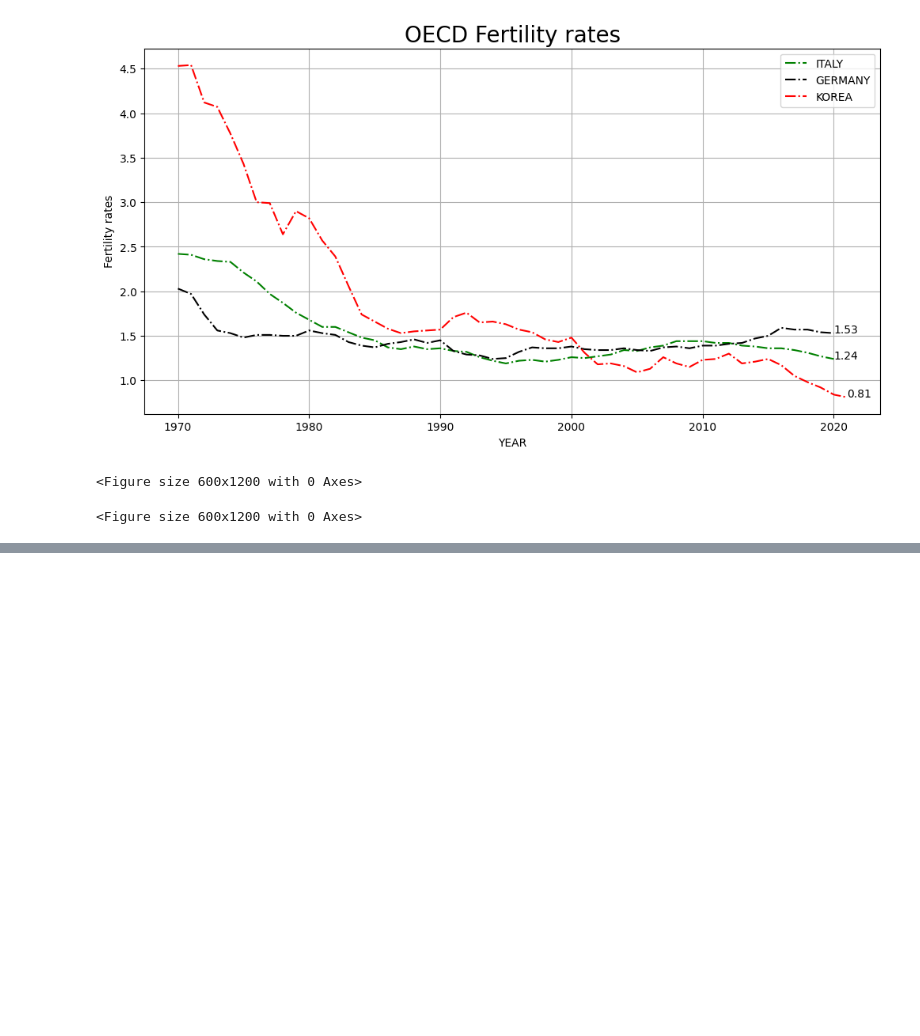
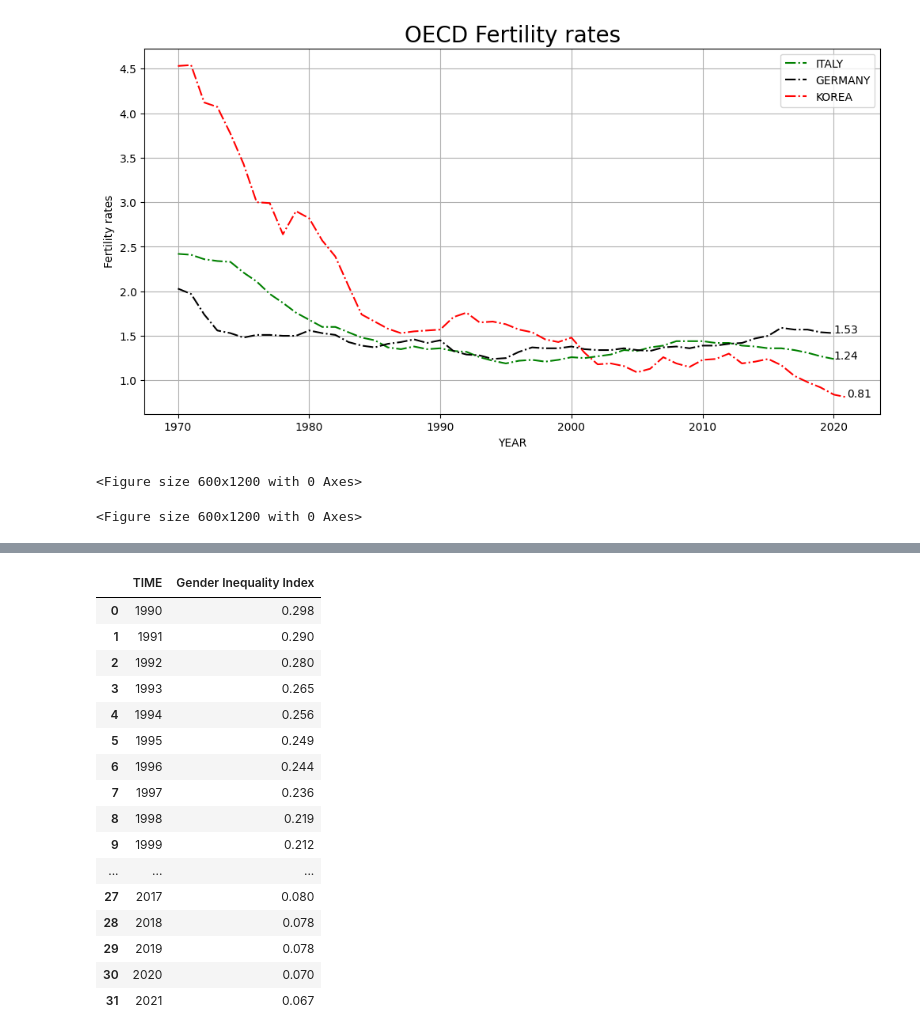
Before and after one commit to ikkjun/Declining_Fertility_Rates, a Jupyter notebook: Declining_Fertility_Rates.ipynb, the cells around one changed output, grey strips where cells are left out. Cells and saved outputs as stored; diff of their text form; code cells hidden in the pictures; blank space fills up the shorter version.

```diff
--- a/Declining_Fertility_Rates.ipynb
+++ b/Declining_Fertility_Rates.ipynb
@@ -79,0 +116,13 @@ plt.figure(figsize=(6, 12))
+# %%
+df_gii_kor = df_gii[df_gii['country']=='Korea (Republic of)'].T
+df_gii_kor=df_gii_kor.reset_index()
+df_gii_kor.columns = ['TIME', 'Gender Inequality Index']
+df_gii_kor = df_gii_kor[df_gii_kor['TIME'].str.startswith('gii')]
+df_gii_kor['TIME'] = df_gii_kor['TIME'].str.extract(r'_([\d]+)').astype(int)
+df_gii_kor = df_gii_kor.iloc[1:]
+df_gii_kor.reset_index(drop=True, inplace=True)
+
+# TIME 컬럼과 Gender Inequality Index컬럼을 숫자형으로 변환
+df_gii_kor['TIME'] = pd.to_numeric(df_gii_kor['TIME'])
+df_gii_kor['Gender Inequality Index'] = df_gii_kor['Gender Inequality Index'].astype(float)
+df_gii_kor.head()
@@ -79,0 +237,20 @@ plt.figure(figsize=(6, 12))
+# %%
+df_gii_kor
+# %% [output]
+|  | TIME | Gender Inequality Index |
+| 0 | 1990 | 0.298 |
+| 1 | 1991 | 0.290 |
+| 2 | 1992 | 0.280 |
+| 3 | 1993 | 0.265 |
+| 4 | 1994 | 0.256 |
+| 5 | 1995 | 0.249 |
+| 6 | 1996 | 0.244 |
+| 7 | 1997 | 0.236 |
+| 8 | 1998 | 0.219 |
+| 9 | 1999 | 0.212 |
+| ... | ... | ... |
+| 27 | 2017 | 0.080 |
+| 28 | 2018 | 0.078 |
+| 29 | 2019 | 0.078 |
+| 30 | 2020 | 0.070 |
+| 31 | 2021 | 0.067 |
```
Also changed, not shown: parts of 19 cells of this notebook.
